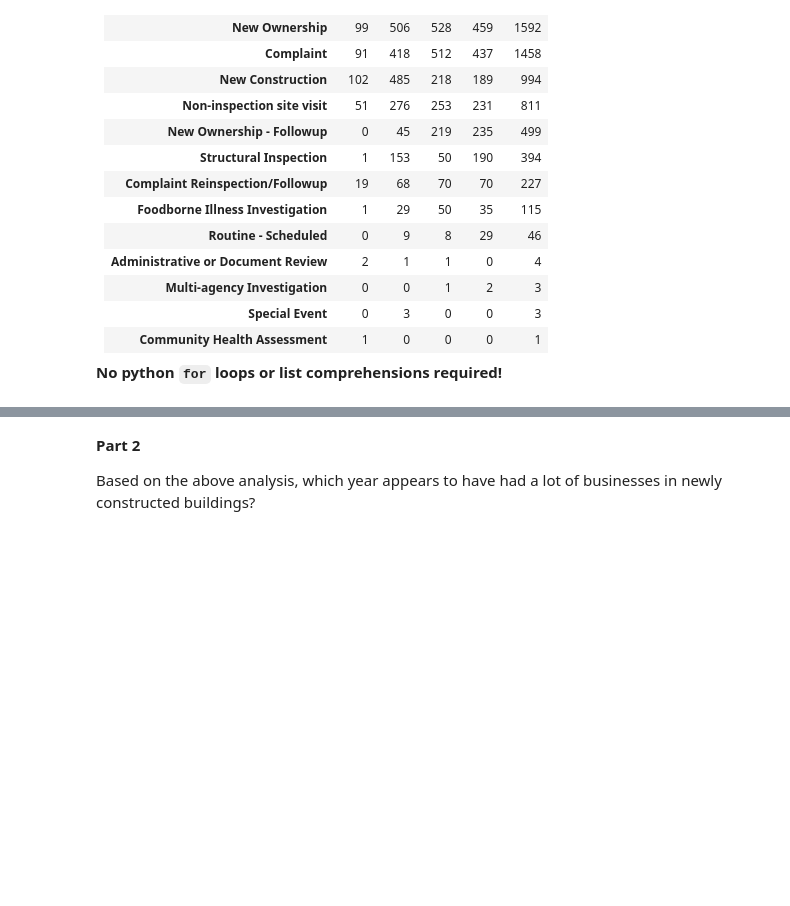
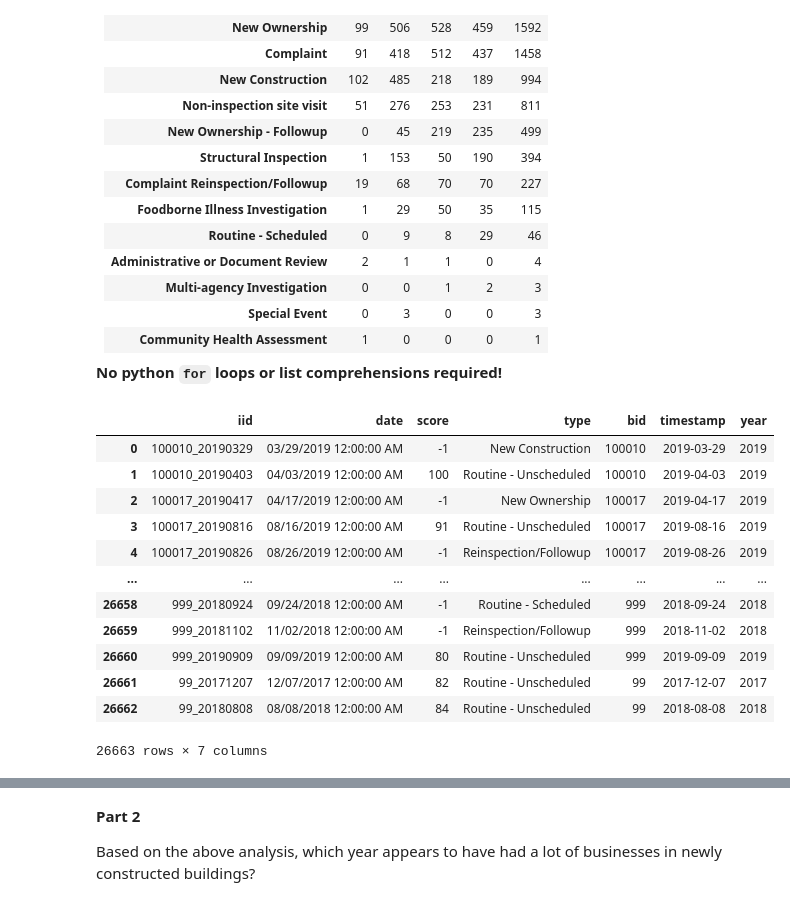
Before and after one commit to Alan-Heoooh/STAT471, a Jupyter notebook: Lab/lab2/exercise/lab2.ipynb, the cells around one changed output, grey strips where cells are left out. Drawn from its saved outputs; the diff is of its cells as text; code cells hidden in the pictures; blank space fills up the shorter version.

```diff
--- a/Lab/lab2/exercise/lab2.ipynb
+++ b/Lab/lab2/exercise/lab2.ipynb
@@ -510,0 +674,16 @@ ins_pivot_sorted
+# %%
+ins
+# %% [output]
+|  | iid | date | score | type | bid | timestamp | year |
+| 0 | 100010_20190329 | 03/29/2019 12:00:00 AM | -1 | New Construction | 100010 | 2019-03-29 | 2019 |
+| 1 | 100010_20190403 | 04/03/2019 12:00:00 AM | 100 | Routine - Unscheduled | 100010 | 2019-04-03 | 2019 |
+| 2 | 100017_20190417 | 04/17/2019 12:00:00 AM | -1 | New Ownership | 100017 | 2019-04-17 | 2019 |
+| 3 | 100017_20190816 | 08/16/2019 12:00:00 AM | 91 | Routine - Unscheduled | 100017 | 2019-08-16 | 2019 |
+| 4 | 100017_20190826 | 08/26/2019 12:00:00 AM | -1 | Reinspection/Followup | 100017 | 2019-08-26 | 2019 |
+| ... | ... | ... | ... | ... | ... | ... | ... |
+| 26658 | 999_20180924 | 09/24/2018 12:00:00 AM | -1 | Routine - Scheduled | 999 | 2018-09-24 | 2018 |
+| 26659 | 999_20181102 | 11/02/2018 12:00:00 AM | -1 | Reinspection/Followup | 999 | 2018-11-02 | 2018 |
+| 26660 | 999_20190909 | 09/09/2019 12:00:00 AM | 80 | Routine - Unscheduled | 999 | 2019-09-09 | 2019 |
+| 26661 | 99_20171207 | 12/07/2017 12:00:00 AM | 82 | Routine - Unscheduled | 99 | 2017-12-07 | 2017 |
+| 26662 | 99_20180808 | 08/08/2018 12:00:00 AM | 84 | Routine - Unscheduled | 99 | 2018-08-08 | 2018 |
+26663 rows × 7 columns
```
Also changed, not shown: parts of 50 cells of this notebook, 26 other files.
